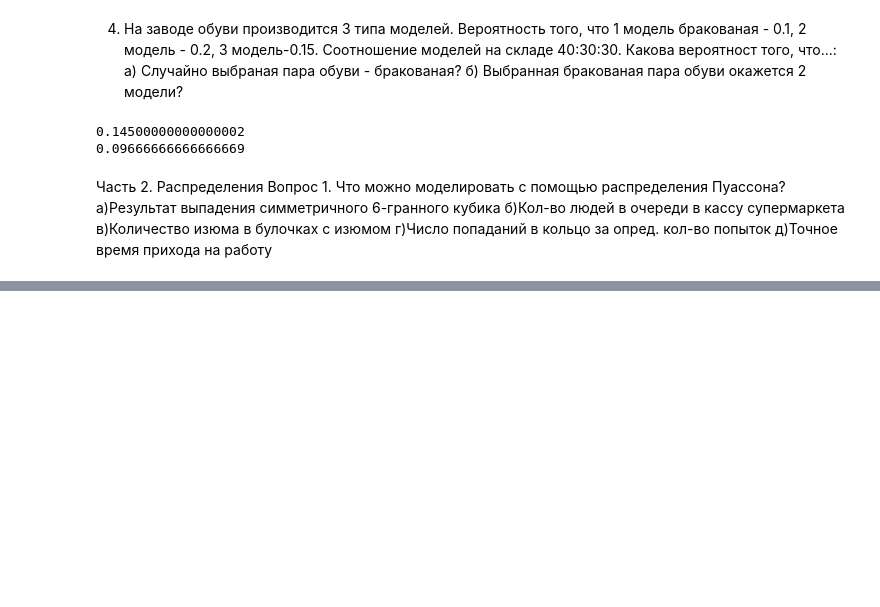
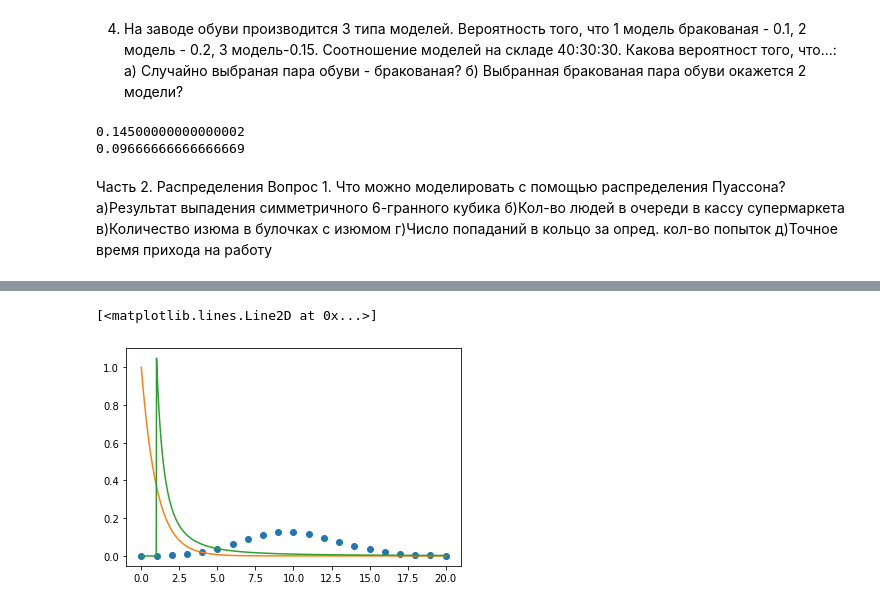
Before and after one commit to res1stor/learning1, a Jupyter notebook: homework9s.ipynb, the cells around one changed output, grey strips where cells are left out. Drawn from its saved outputs; the diff is of its cells as text; code cells hidden in the pictures; blank space fills up the shorter version.

```diff
--- a/homework9s.ipynb
+++ b/homework9s.ipynb
@@ -83,0 +105,10 @@ print(0.2*(0.4*0.1+0.2*0.3+0.15*0.3)/0.3)
+# %%
+poisson_pdf = poisson.pmf(x_int)
+epxon_pdf = expon.pdf(x)
+pareto_pdf = pareto.pdf(x)
+plt.plot(x_int, poisson_pdf, 'o')
+plt.plot(x, epxon_pdf)
+plt.plot(x,pareto_pdf)
+# %% [output]
+[<matplotlib.lines.Line2D at 0x...>]
+[figure, added]
```
Also changed, not shown: parts of 3 cells of this notebook, 1 other file.
